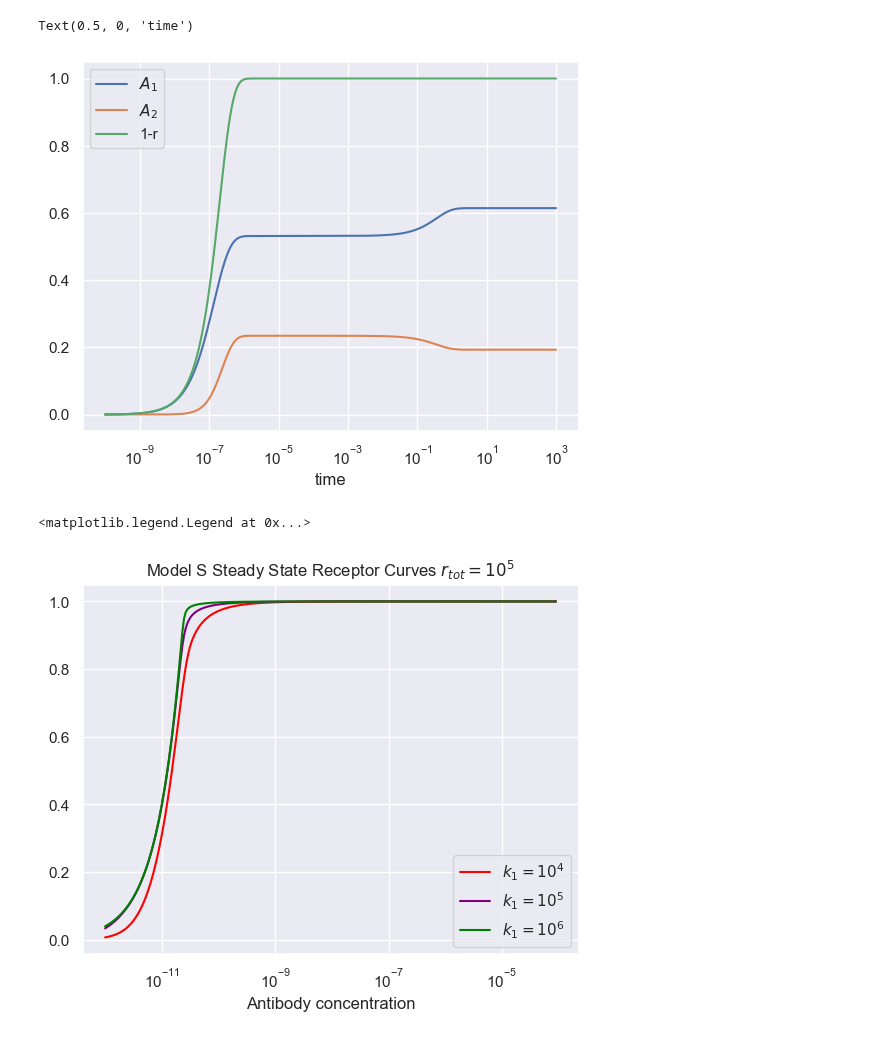
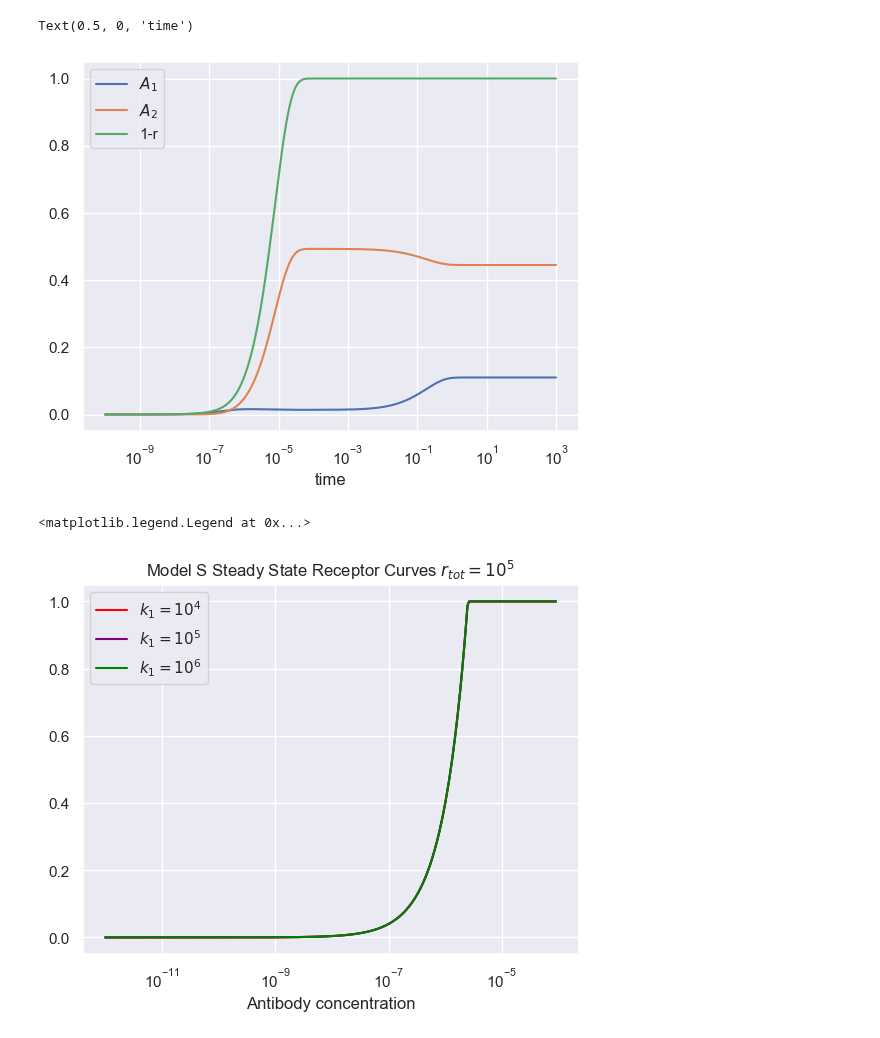
Before and after one commit to lukedtc/ADCC-Project, a Jupyter notebook: Receptor_level_model/Two_cell_work/different_model_comparisons/Sengers_single_cell.ipynb, the cells around one changed output. Cells and saved outputs as stored; diff of their text form; code cells hidden in the pictures.

```diff
--- a/Receptor_level_model/Two_cell_work/different_model_comparisons/Sengers_single_cell.ipynb
+++ b/Receptor_level_model/Two_cell_work/different_model_comparisons/Sengers_single_cell.ipynb
@@ -11,7 +11,7 @@ import math
 kon = 1e5
 koff = 1e-4
 Target_cell_number = 5e3
-rtot = 1e5
+rtot = 6e6
 D = 5e-10
 cell_radius = 8e-4 # in cm
 r_ab = 1.25e-6 # in cm
@@ -49,7 +49,7 @@ plt.xlabel('time')
 #plt.savefig('/Users/lukeheirene/ADCC-Project/Figures/ModelS_10^-5')
 # %% [output]
 Text(0.5, 0, 'time')
-[figure, old version]
+[figure, new version]
 # %%
 vals = np.linspace(1, 9, 50)
 
@@ -69,34 +69,34 @@ tspan = [1e-10, t_end]
 z0 = [0, 0]
 r_vals = []
 kons = [1e4, 1e5, 1e6,]
-rtot=1e2
+rtot=1e7
 
 rs = np.ones_like(A0s)
 for val in kons:
     rs = np.ones_like(A0s)
     for i in range(len(A0s)):
         z = solve_ivp(model, tspan, z0, method='Radau', t_eval=t, args=(A0s[i], rtot, val))
         A1 = z.y[0]
         A2 = z.y[1]
         r = 1 - (1 - A1 - 2*A2)
         A1s[i] = A1[-1]
         A2s[i] = A2[-1]
         rs[i] = r[-1]
     r_vals.append(rs)
 
 sns.set_theme()
 #labels = [r'$r_{tot}=10^3$', r'$r_{tot}=10^4$', r'$r_{tot}=10^5$', r'$r_{tot}=10^6$', r'$r_{tot}=10^7$']
 labels = [r'$k_1 = 10^4$', r'$k_1 = 10^5$', r'$k_1 = 10^6$']
 colors=['red', 'purple', 'green']
 #plt.plot(A0s, A1s, label = r'$A_1$')
 #plt.plot(A0s, A2s, label = r'$A_2$')
 plt.title('Model S Steady State Receptor Curves ' + r'$r_{tot}=10^5$')
 for i in range(len(r_vals)):
     plt.plot(A0s, r_vals[i], colors[i], label = labels[i])
 plt.xscale('log')
 plt.xlabel('Antibody concentration')
 plt.legend(loc='best')
 #plt.savefig('/Users/lukeheirene/ADCC-Project/Figures/ModelS_Receptor_Curves_kon_var_rtot_1e5')
 # %% [output]
 <matplotlib.legend.Legend at 0x...>
-[figure, old version]
+[figure, new version]
```
Also changed, not shown: 1 other file.
